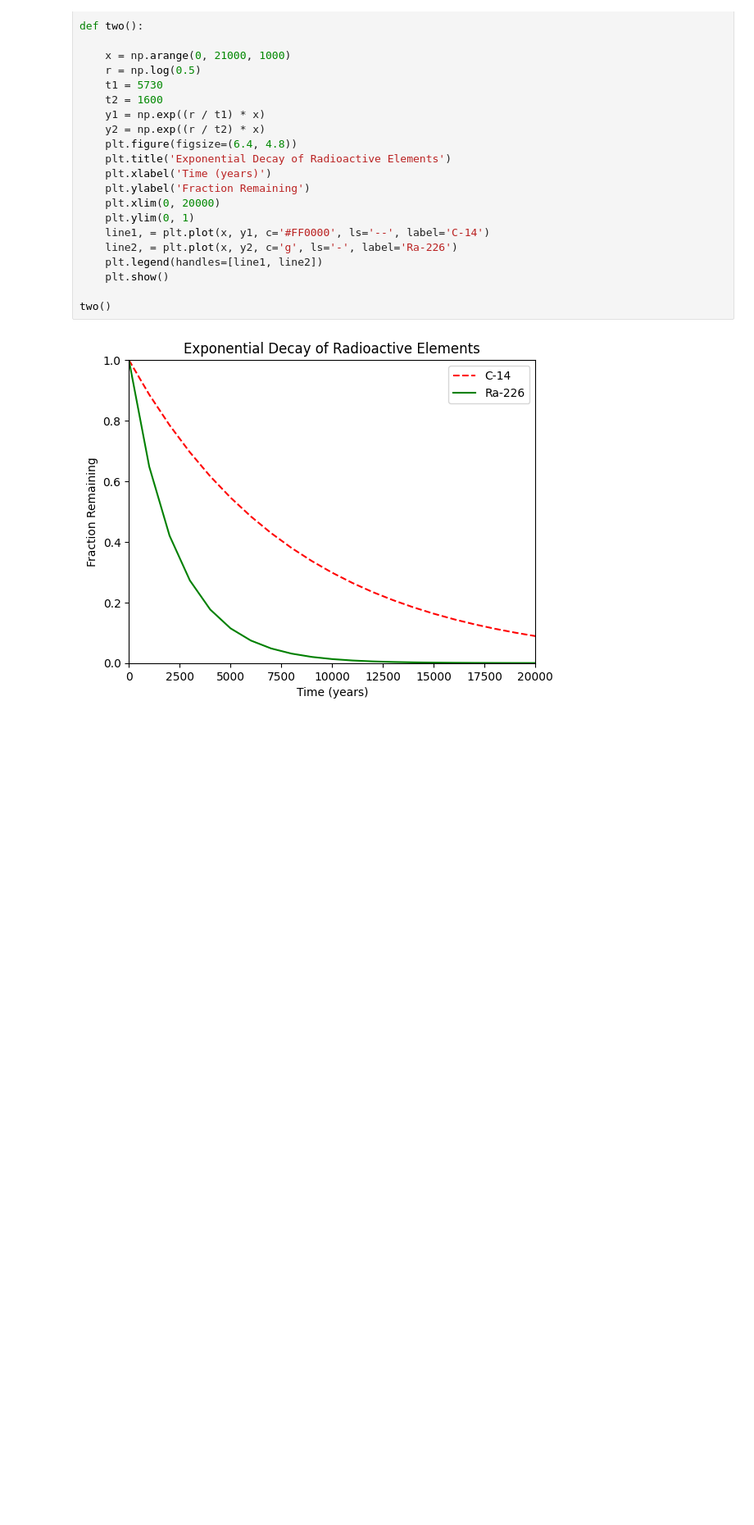
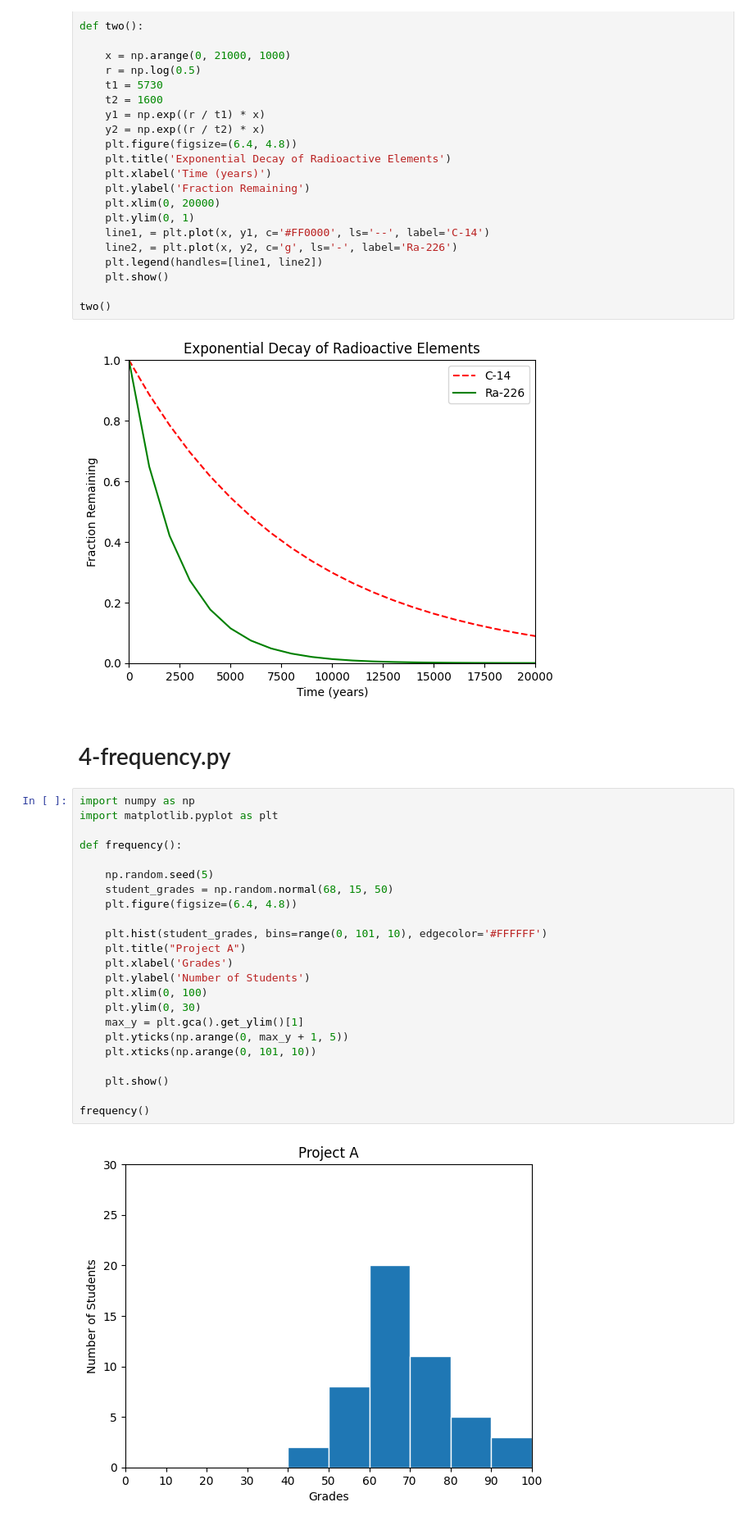
Before and after one commit to JCox924/atlas-machine_learning, a Jupyter notebook: math/plotting/test.ipynb, the cells around one changed output. Shown at 82% size. Drawn from its saved outputs; the diff is of its cells as text; blank space fills up the shorter version.

Commit message:
add histogram file

```diff
--- a/math/plotting/test.ipynb
+++ b/math/plotting/test.ipynb
@@ -97,3 +97,30 @@ def two():
 two()
 # %% [output]
 [figure]
+# %% [markdown]
+# 4-frequency.py
+# %%
+import numpy as np
+import matplotlib.pyplot as plt
+
+def frequency():
+
+    np.random.seed(5)
+    student_grades = np.random.normal(68, 15, 50)
+    plt.figure(figsize=(6.4, 4.8))
+
+    plt.hist(student_grades, bins=range(0, 101, 10), edgecolor='#FFFFFF')
+    plt.title("Project A")
+    plt.xlabel('Grades')
+    plt.ylabel('Number of Students')
+    plt.xlim(0, 100)
+    plt.ylim(0, 30)
+    max_y = plt.gca().get_ylim()[1]
+    plt.yticks(np.arange(0, max_y + 1, 5))
+    plt.xticks(np.arange(0, 101, 10))
+
+    plt.show()
+
+frequency()
+# %% [output]
+[figure, added]
```
Also changed, not shown: 2 other files.
